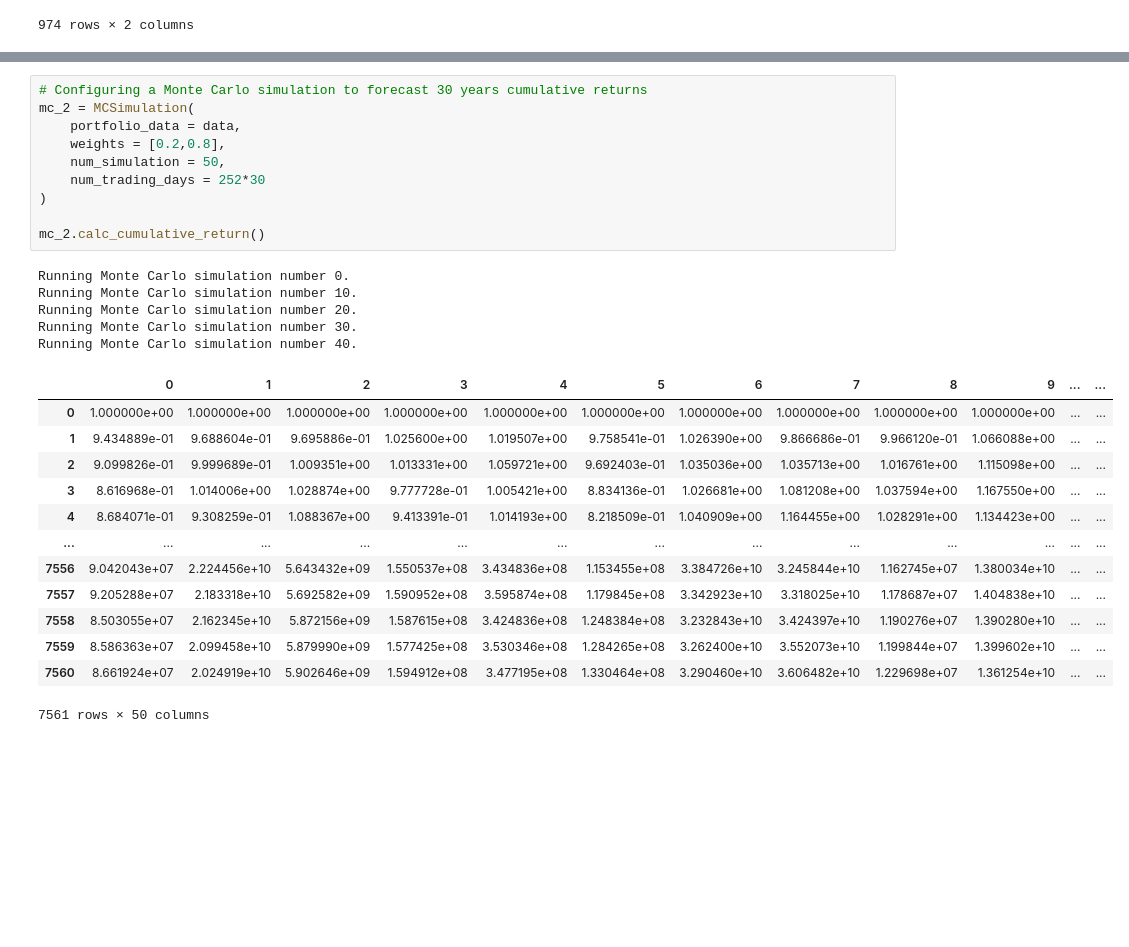
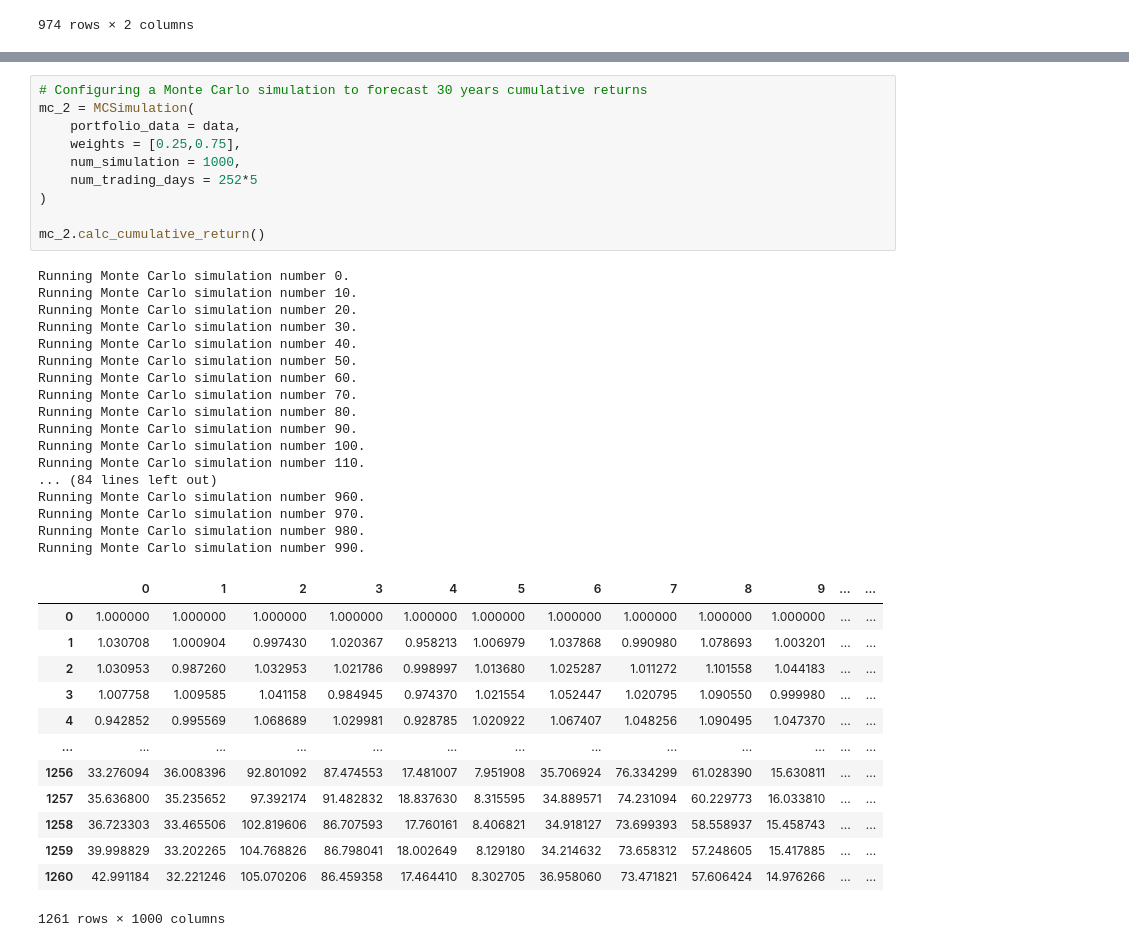
Before and after one commit to luccatatoni/project1-team4, a Jupyter notebook: Lucca - Monte Carlo simulations.ipynb, the cells around one changed output, grey strips where cells are left out. Drawn from its saved outputs; the diff is of its cells as text; blank space fills up the shorter version.

```diff
--- a/Lucca - Monte Carlo simulations.ipynb
+++ b/Lucca - Monte Carlo simulations.ipynb
@@ -102,32 +112,44 @@ Name: 7560, dtype: float64
 # %%
 # Configuring a Monte Carlo simulation to forecast 30 years cumulative returns
 mc_2 = MCSimulation(
     portfolio_data = data,
-    weights = [0.2,0.8],
-    num_simulation = 50,
-    num_trading_days = 252*30
+    weights = [0.25,0.75],
+    num_simulation = 1000,
+    num_trading_days = 252*5
 )
 
 mc_2.calc_cumulative_return()
 # %% [output]
 Running Monte Carlo simulation number 0.
 Running Monte Carlo simulation number 10.
 Running Monte Carlo simulation number 20.
 Running Monte Carlo simulation number 30.
 Running Monte Carlo simulation number 40.
+Running Monte Carlo simulation number 50.
+Running Monte Carlo simulation number 60.
+Running Monte Carlo simulation number 70.
+Running Monte Carlo simulation number 80.
+Running Monte Carlo simulation number 90.
+Running Monte Carlo simulation number 100.
+Running Monte Carlo simulation number 110.
+... (84 lines left out)
+Running Monte Carlo simulation number 960.
+Running Monte Carlo simulation number 970.
+Running Monte Carlo simulation number 980.
+Running Monte Carlo simulation number 990.
 |  | 0 | 1 | 2 | 3 | 4 | 5 | 6 | 7 | 8 | 9 | ... | ... |
-| 0 | 1.000000e+00 | 1.000000e+00 | 1.000000e+00 | 1.000000e+00 | 1.000000e+00 | 1.000000e+00 | 1.000000e+00 | 1.000000e+00 | 1.000000e+00 | 1.000000e+00 | ... | ... |
-| 1 | 9.434889e-01 | 9.688604e-01 | 9.695886e-01 | 1.025600e+00 | 1.019507e+00 | 9.758541e-01 | 1.026390e+00 | 9.866686e-01 | 9.966120e-01 | 1.066088e+00 | ... | ... |
-| 2 | 9.099826e-01 | 9.999689e-01 | 1.009351e+00 | 1.013331e+00 | 1.059721e+00 | 9.692403e-01 | 1.035036e+00 | 1.035713e+00 | 1.016761e+00 | 1.115098e+00 | ... | ... |
-| 3 | 8.616968e-01 | 1.014006e+00 | 1.028874e+00 | 9.777728e-01 | 1.005421e+00 | 8.834136e-01 | 1.026681e+00 | 1.081208e+00 | 1.037594e+00 | 1.167550e+00 | ... | ... |
-| 4 | 8.684071e-01 | 9.308259e-01 | 1.088367e+00 | 9.413391e-01 | 1.014193e+00 | 8.218509e-01 | 1.040909e+00 | 1.164455e+00 | 1.028291e+00 | 1.134423e+00 | ... | ... |
+| 0 | 1.000000 | 1.000000 | 1.000000 | 1.000000 | 1.000000 | 1.000000 | 1.000000 | 1.000000 | 1.000000 | 1.000000 | ... | ... |
+| 1 | 1.030708 | 1.000904 | 0.997430 | 1.020367 | 0.958213 | 1.006979 | 1.037868 | 0.990980 | 1.078693 | 1.003201 | ... | ... |
+| 2 | 1.030953 | 0.987260 | 1.032953 | 1.021786 | 0.998997 | 1.013680 | 1.025287 | 1.011272 | 1.101558 | 1.044183 | ... | ... |
+| 3 | 1.007758 | 1.009585 | 1.041158 | 0.984945 | 0.974370 | 1.021554 | 1.052447 | 1.020795 | 1.090550 | 0.999980 | ... | ... |
+| 4 | 0.942852 | 0.995569 | 1.068689 | 1.029981 | 0.928785 | 1.020922 | 1.067407 | 1.048256 | 1.090495 | 1.047370 | ... | ... |
 | ... | ... | ... | ... | ... | ... | ... | ... | ... | ... | ... | ... | ... |
-| 7556 | 9.042043e+07 | 2.224456e+10 | 5.643432e+09 | 1.550537e+08 | 3.434836e+08 | 1.153455e+08 | 3.384726e+10 | 3.245844e+10 | 1.162745e+07 | 1.380034e+10 | ... | ... |
-| 7557 | 9.205288e+07 | 2.183318e+10 | 5.692582e+09 | 1.590952e+08 | 3.595874e+08 | 1.179845e+08 | 3.342923e+10 | 3.318025e+10 | 1.178687e+07 | 1.404838e+10 | ... | ... |
-| 7558 | 8.503055e+07 | 2.162345e+10 | 5.872156e+09 | 1.587615e+08 | 3.424836e+08 | 1.248384e+08 | 3.232843e+10 | 3.424397e+10 | 1.190276e+07 | 1.390280e+10 | ... | ... |
-| 7559 | 8.586363e+07 | 2.099458e+10 | 5.879990e+09 | 1.577425e+08 | 3.530346e+08 | 1.284265e+08 | 3.262400e+10 | 3.552073e+10 | 1.199844e+07 | 1.399602e+10 | ... | ... |
-| 7560 | 8.661924e+07 | 2.024919e+10 | 5.902646e+09 | 1.594912e+08 | 3.477195e+08 | 1.330464e+08 | 3.290460e+10 | 3.606482e+10 | 1.229698e+07 | 1.361254e+10 | ... | ... |
+| 1256 | 33.276094 | 36.008396 | 92.801092 | 87.474553 | 17.481007 | 7.951908 | 35.706924 | 76.334299 | 61.028390 | 15.630811 | ... | ... |
+| 1257 | 35.636800 | 35.235652 | 97.392174 | 91.482832 | 18.837630 | 8.315595 | 34.889571 | 74.231094 | 60.229773 | 16.033810 | ... | ... |
+| 1258 | 36.723303 | 33.465506 | 102.819606 | 86.707593 | 17.760161 | 8.406821 | 34.918127 | 73.699393 | 58.558937 | 15.458743 | ... | ... |
+| 1259 | 39.998829 | 33.202265 | 104.768826 | 86.798041 | 18.002649 | 8.129180 | 34.214632 | 73.658312 | 57.248605 | 15.417885 | ... | ... |
+| 1260 | 42.991184 | 32.221246 | 105.070206 | 86.459358 | 17.464410 | 8.302705 | 36.958060 | 73.471821 | 57.606424 | 14.976266 | ... | ... |
-7561 rows × 50 columns
+1261 rows × 1000 columns
 # %%
 line_plot_2 = mc_2.plot_simulation()
 line_plot_2.set_yscale('log')
```
Also changed, not shown: parts of 25 cells of this notebook, 16 other files.
